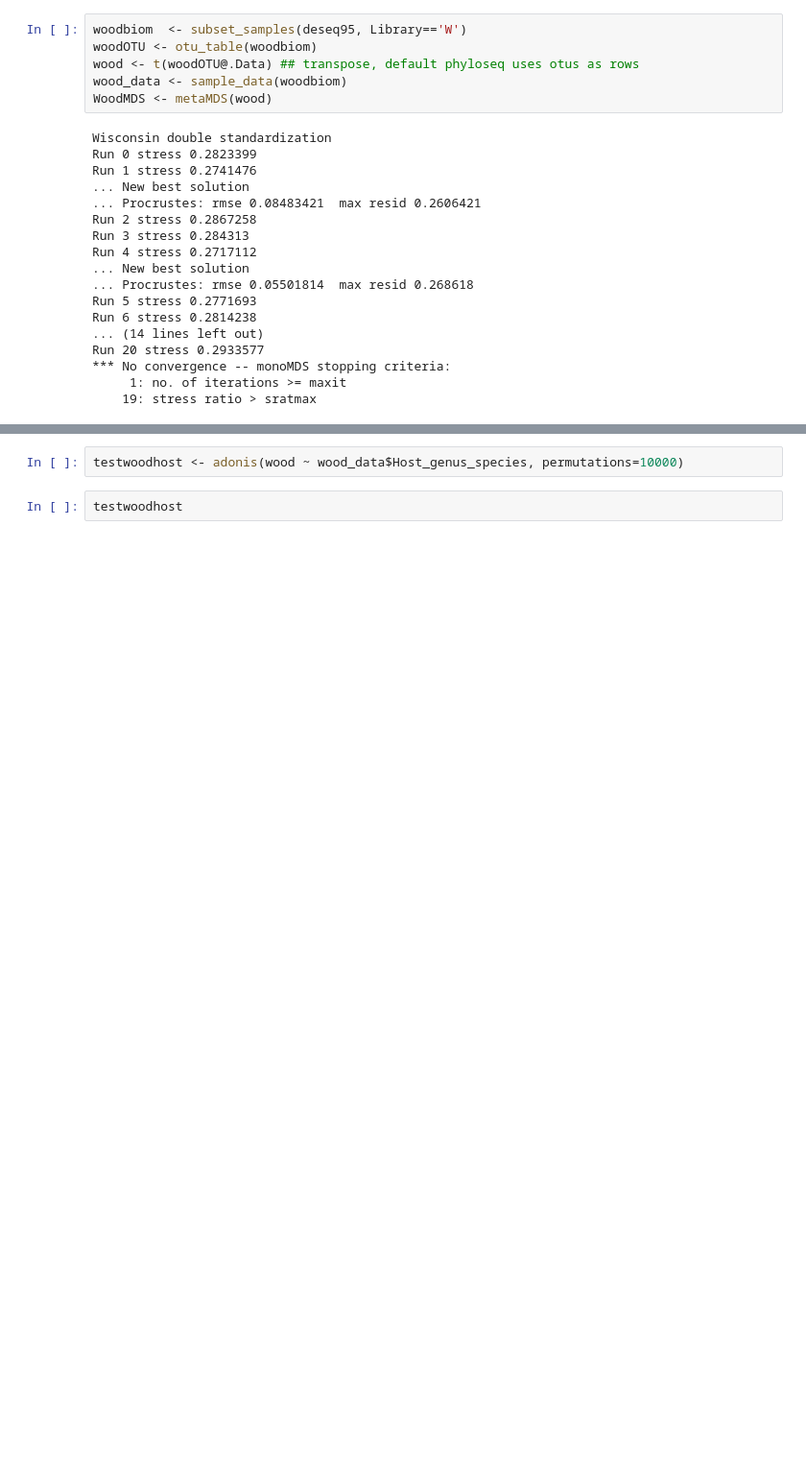
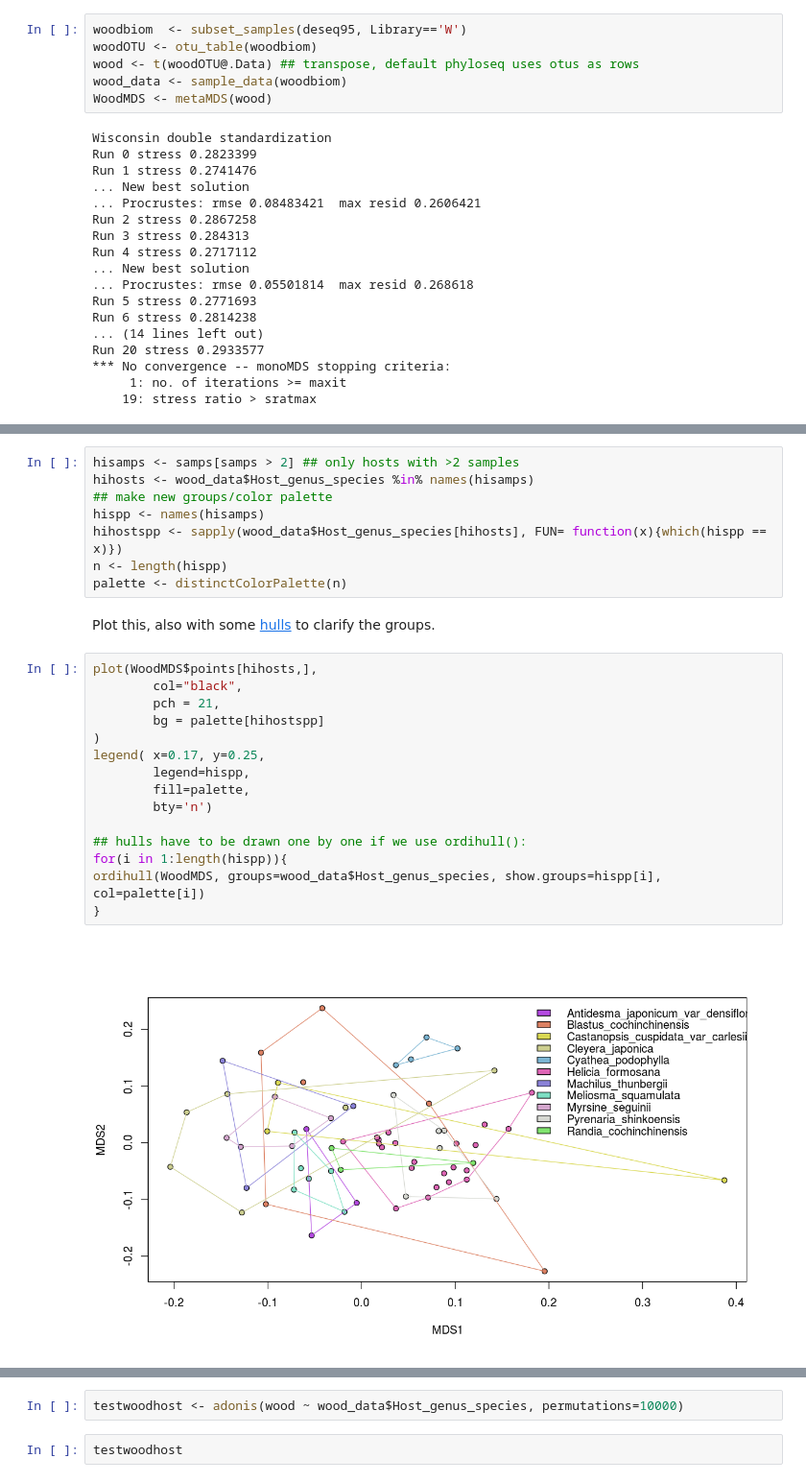
Before and after one commit to danchurch/taiwan_combined_stats, a Jupyter notebook: Taiwan_endophyte_analysis.ipynb, the cells around one changed output, grey strips where cells are left out. Shown at 96% size. Cells and saved outputs as stored; diff of their text form; blank space fills up the shorter version.

```diff
--- a/Taiwan_endophyte_analysis.ipynb
+++ b/Taiwan_endophyte_analysis.ipynb
@@ -1028 +1051,28 @@ plot(WoodMDS$points, col=colors)
+# %%
+hisamps <- samps[samps > 2] ## only hosts with >2 samples
+hihosts <- wood_data$Host_genus_species %in% names(hisamps)
+## make new groups/color palette
+hispp <- names(hisamps)
+hihostspp <- sapply(wood_data$Host_genus_species[hihosts], FUN= function(x){which(hispp == x)})
+n <- length(hispp)
+palette <- distinctColorPalette(n)
+# %% [markdown]
+Plot this, also with some [hulls](http://cc.oulu.fi/~jarioksa/softhelp/vegan/html/ordihull.html) to clarify the groups.
+# %%
+plot(WoodMDS$points[hihosts,],
+        col="black",
+        pch = 21,
+        bg = palette[hihostspp]
+)
+legend( x=0.17, y=0.25,
+        legend=hispp,
+        fill=palette,
+        bty='n')
+
+## hulls have to be drawn one by one if we use ordihull():
+for(i in 1:length(hispp)){
+ordihull(WoodMDS, groups=wood_data$Host_genus_species, show.groups=hispp[i], col=palette[i])
+}
+# %% [output]
+[figure, added]
 # %% [markdown]
```
Also changed, not shown: parts of 22 cells of this notebook.
